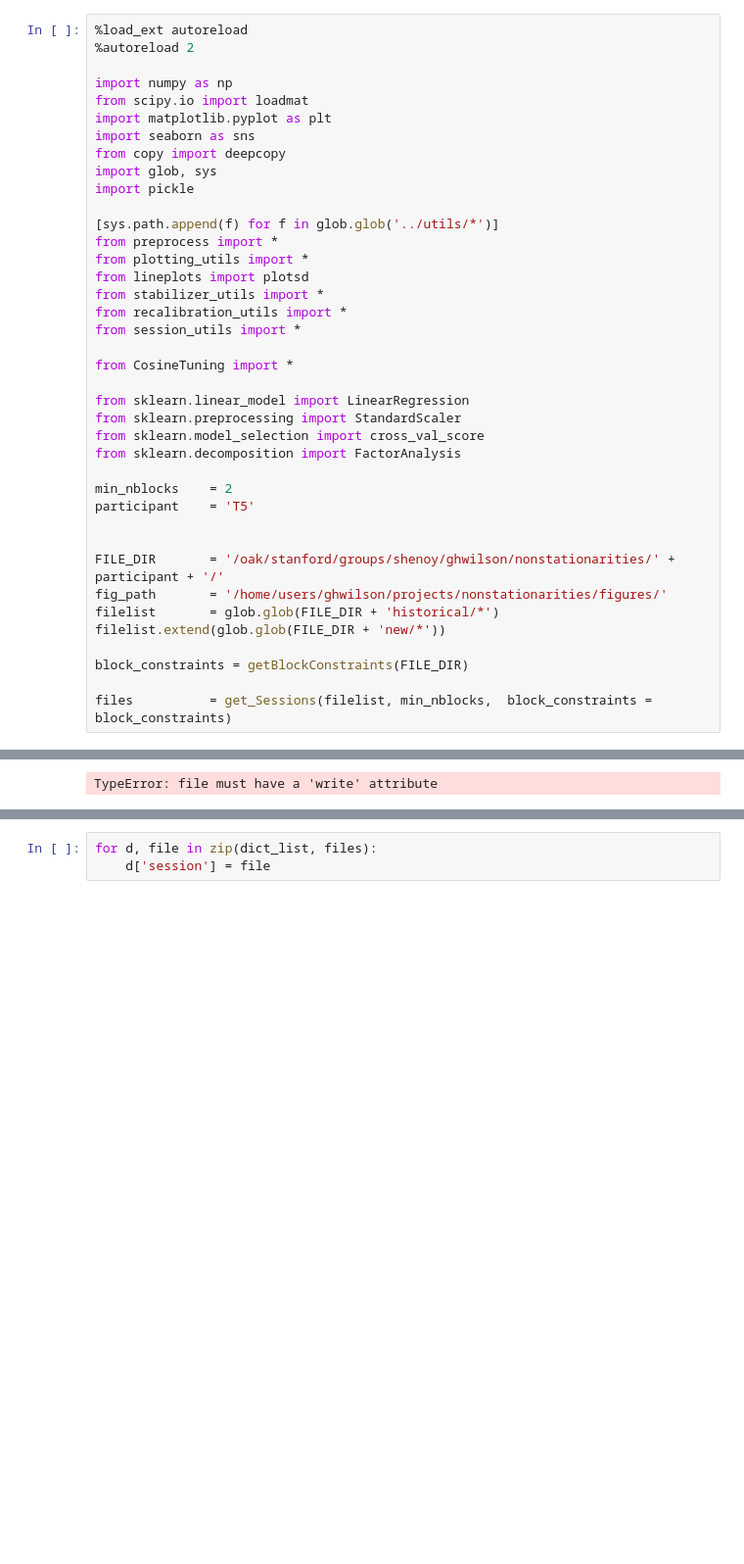
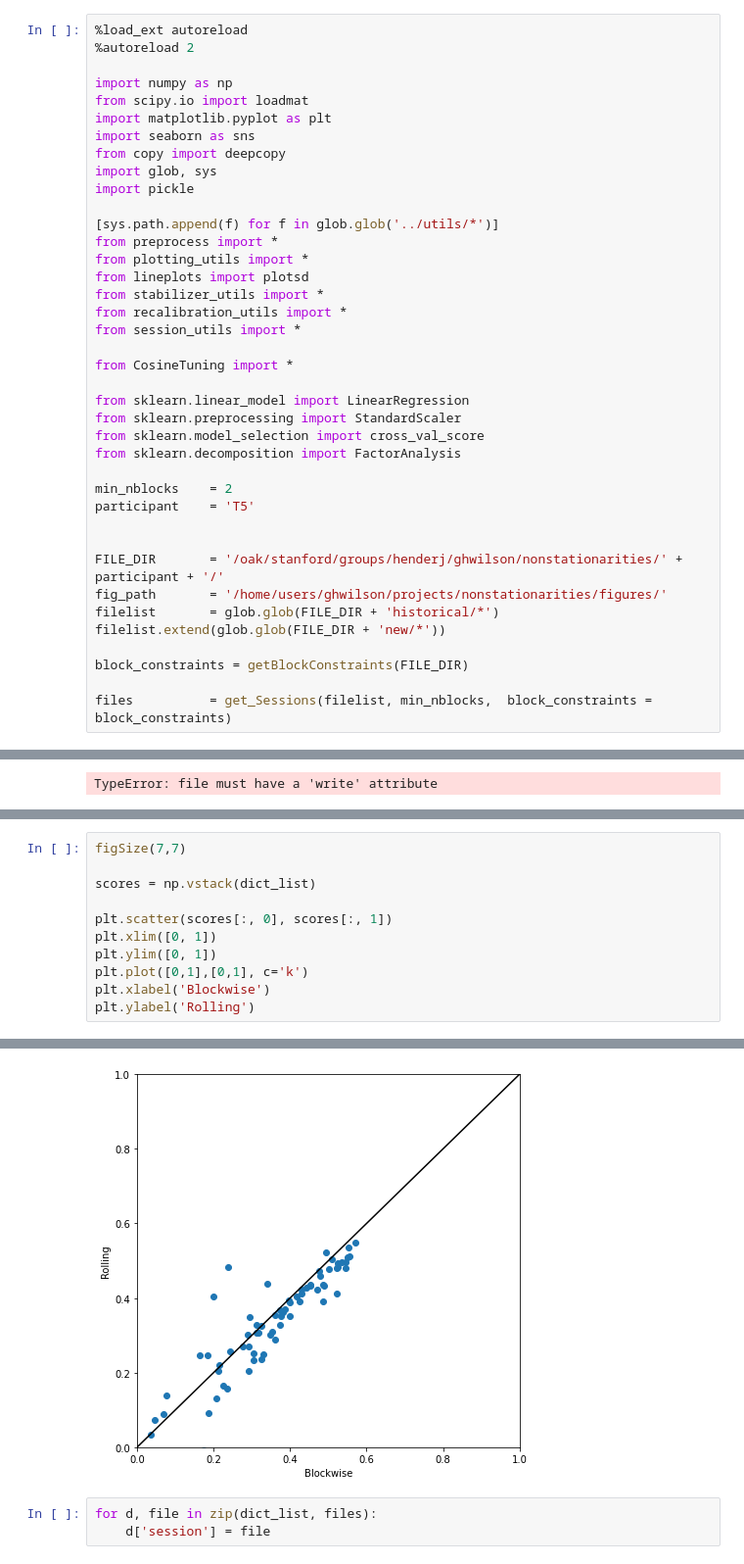
Before and after one commit to guyhwilson/nonstationarities, a Jupyter notebook: notebooks/FA_within_day_performance-forChaofei.ipynb, the cells around one changed output, grey strips where cells are left out. Shown at 98% size. Drawn from its saved outputs; the diff is of its cells as text; blank space fills up the shorter version.

```diff
--- a/notebooks/FA_within_day_performance-forChaofei.ipynb
+++ b/notebooks/FA_within_day_performance-forChaofei.ipynb
@@ -29,7 +29,7 @@ min_nblocks    = 2
 participant    = 'T5'
 
 
-FILE_DIR       = '/oak/stanford/groups/shenoy/ghwilson/nonstationarities/' + participant + '/'
+FILE_DIR       = '/oak/stanford/groups/henderj/ghwilson/nonstationarities/' + participant + '/'
 fig_path       = '/home/users/ghwilson/projects/nonstationarities/figures/'
 filelist       = glob.glob(FILE_DIR + 'historical/*')
 filelist.extend(glob.glob(FILE_DIR + 'new/*'))
@@ -146,0 +233,12 @@ TypeError: file must have a 'write' attribute
+# %%
+figSize(7,7)
+
+scores = np.vstack(dict_list)
+
+plt.scatter(scores[:, 0], scores[:, 1])
+plt.xlim([0, 1])
+plt.ylim([0, 1])
+plt.plot([0,1],[0,1], c='k')
+plt.xlabel('Blockwise')
+plt.ylabel('Rolling')
+# %% [output]
@@ -147,3 +246,4 @@ TypeError: file must have a 'write' attribute
+[figure, added]
 # %%
 for d, file in zip(dict_list, files):
     d['session'] = file
```
Also changed, not shown: parts of 6 cells of this notebook, 53 other files.
